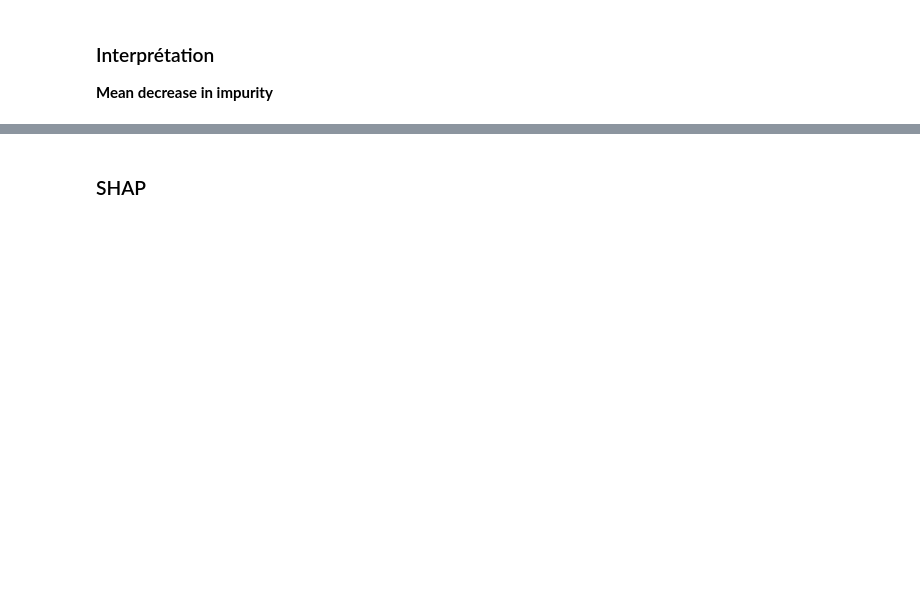
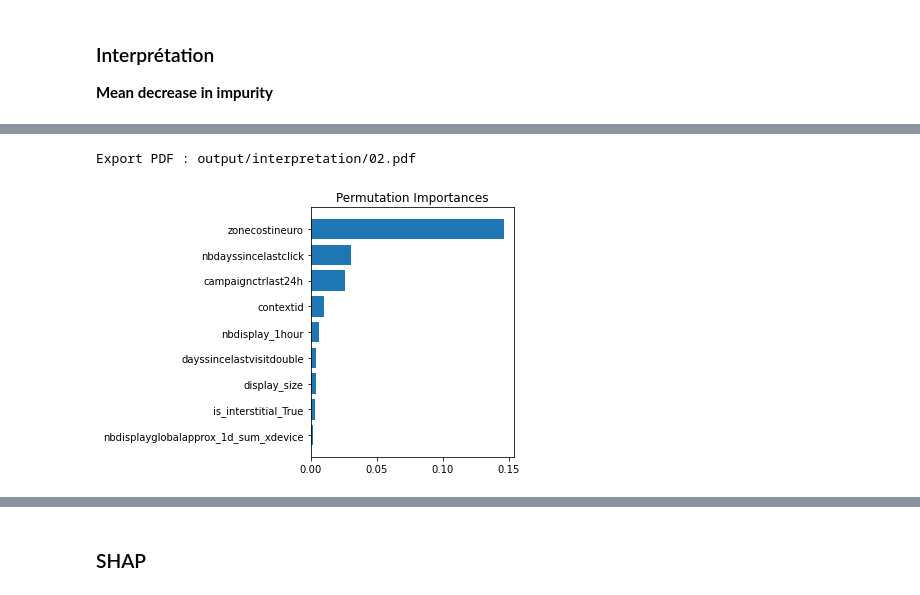
Before and after one commit to baptiste-pasquier/statapp, a Jupyter notebook: Modelisation/6_interpretation.ipynb, the cells around one changed output, grey strips where cells are left out. Drawn from its saved outputs; the diff is of its cells as text; code cells hidden in the pictures; blank space fills up the shorter version.

```diff
--- a/Modelisation/6_interpretation.ipynb
+++ b/Modelisation/6_interpretation.ipynb
@@ -301,3 +308,8 @@ Export PDF : output/interpretation/01.pdf
+# %%
+plot_permutation_importance(m.model, X_train, y_train, bar=True)
+# %% [output]
+Export PDF : output/interpretation/02.pdf
+[figure, added]
 # %%
 plot_permutation_importance(m.model, X_test, y_test)
 # %% [output]
```
Also changed, not shown: parts of 20 cells of this notebook, 12 other files.
